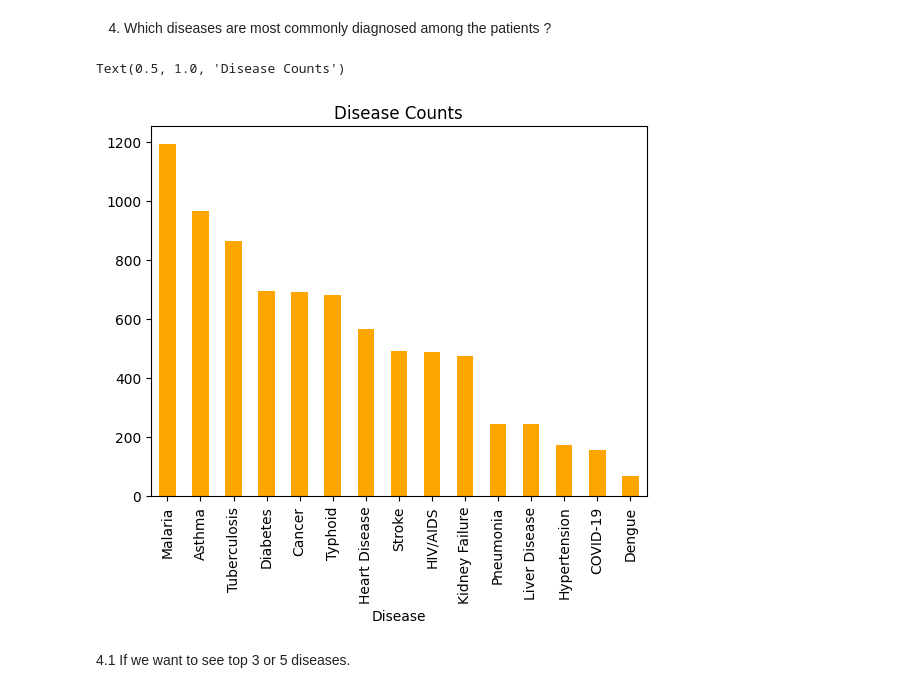
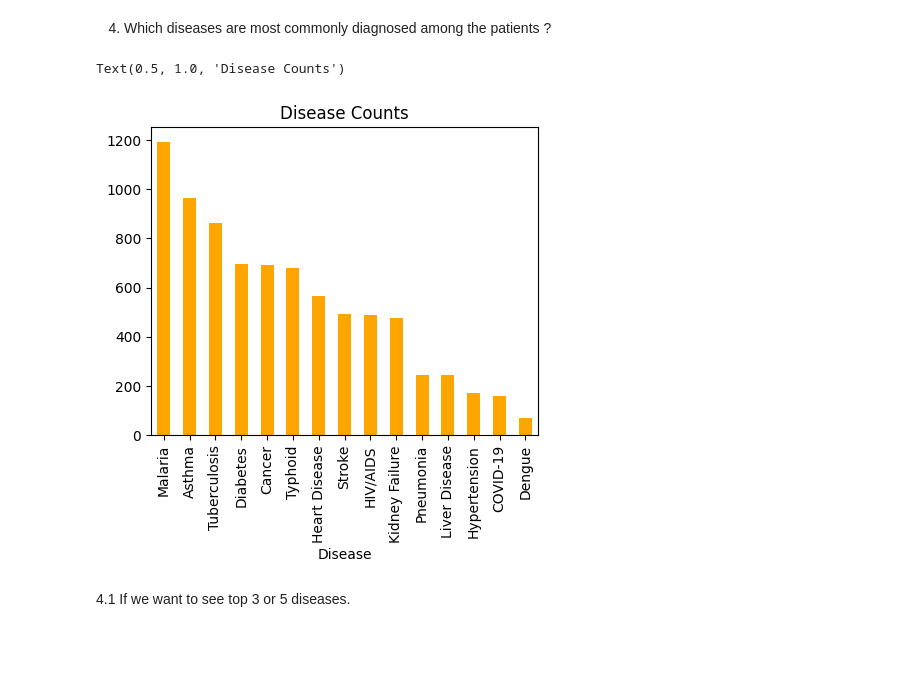
Before and after one commit to usamasadiq21/Health_Care-Data_Analysis, a Jupyter notebook: Health-Care Analysis.ipynb, the cells around one changed output. Drawn from its saved outputs; the diff is of its cells as text; code cells hidden in the pictures; blank space fills up the shorter version.

```diff
--- a/Health-Care Analysis.ipynb
+++ b/Health-Care Analysis.ipynb
@@ -92,14 +97,16 @@ Name: count, dtype: int64
 # %%
 disease_counts = data['Disease'].value_counts()
 
 # Visualize Disease Count
+plt.figure(figsize= (5,4))
+
 disease_counts.plot(kind='bar', color=['orange'])
 
 # Chart Title
 plt.title('Disease Counts')
 # %% [output]
 Text(0.5, 1.0, 'Disease Counts')
-[figure, old version]
+[figure, new version]
 # %% [markdown]
 4.1 If we want to see top 3 or 5 diseases.
 # %%
```
Also changed, not shown: parts of 15 cells of this notebook.
